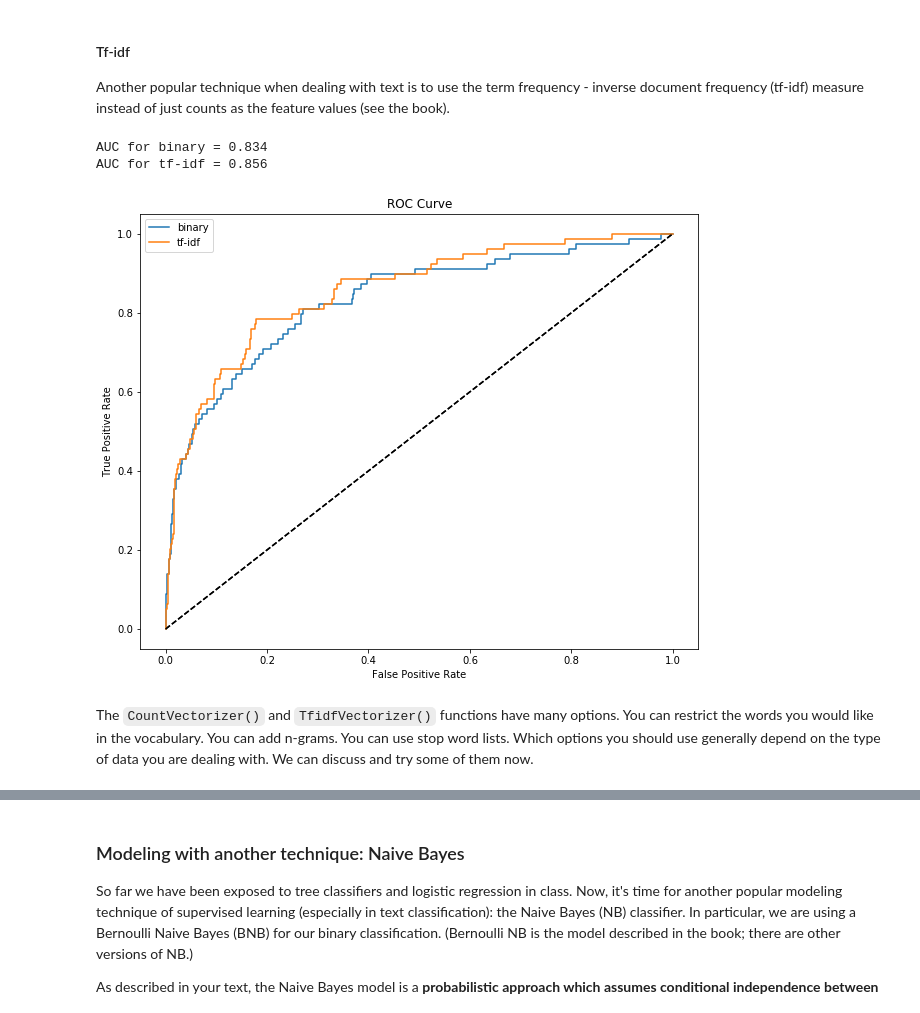
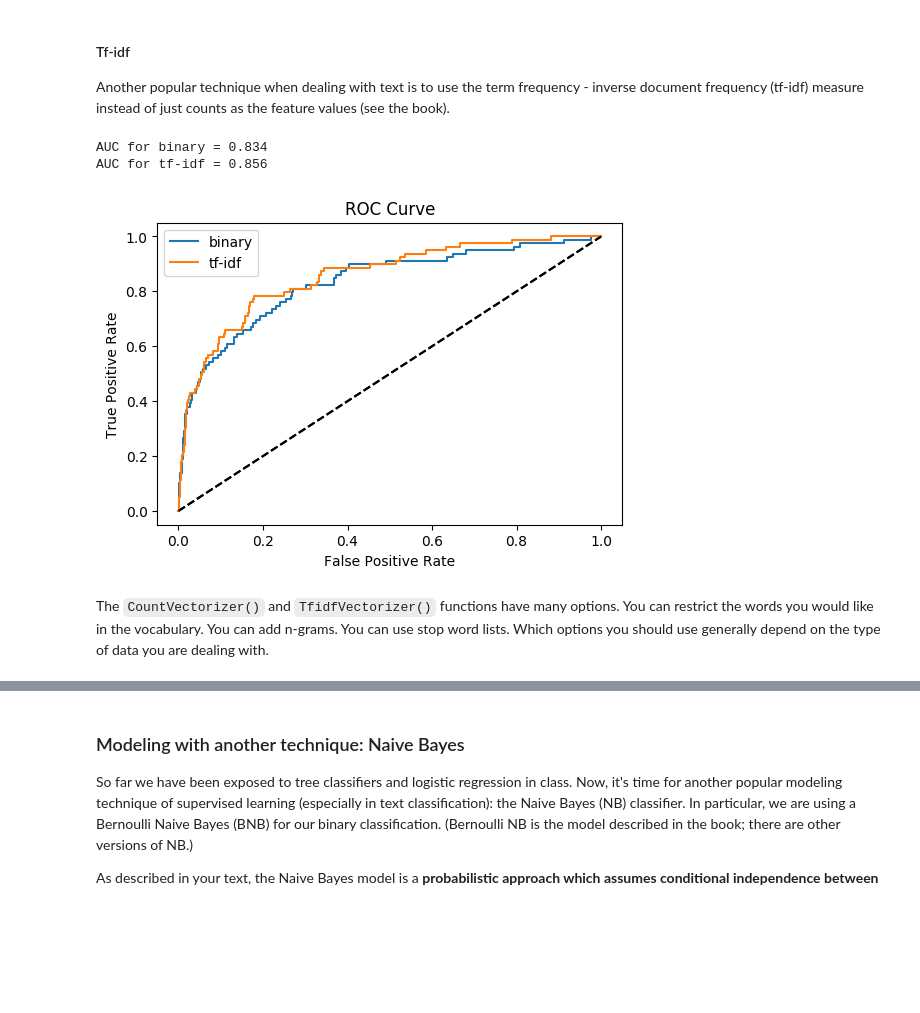
Before and after one commit to yizuc/datamining, a Jupyter notebook: Module6_Text_NaiveBayes/mining_text.ipynb, the cells around one changed output, grey strips where cells are left out. Drawn from its saved outputs; the diff is of its cells as text; code cells hidden in the pictures; blank space fills up the shorter version.

```diff
--- a/Module6_Text_NaiveBayes/mining_text.ipynb
+++ b/Module6_Text_NaiveBayes/mining_text.ipynb
@@ -18,7 +18,6 @@ from sklearn.feature_extraction.text import TfidfVectorizer
 
 import matplotlib.pylab as plt
 %matplotlib inline
-plt.rcParams['figure.figsize'] = 10, 8
 
 # We will want to keep track of some different roc curves, lets do that here
 tprs = []
@@ -183,13 +182,13 @@ matrix([[0, 0, 0, 1, 0, 0, 0, 0, 0, 0, 0, 0, 0, 0, 0, 0, 0, 0, 0, 0],
 Now that we have a ton of features (one for every word!) let's try using a logistic regression model to predict which tweets are about flight attendant complaints.
 # %%
 def get_model_roc(models, Xs_test, names, Y_test):
+    plt.rcParams['figure.dpi'] = 100
     for i in range(len(models)):
         model = models[i]
         X_test = Xs_test[i]
         name = names[i]
         probs = model.predict_proba(X_test)[:,1]
         fpr, tpr, thresholds = metrics.roc_curve(Y_test, probs)
-        ax = plt.subplot()
         plt.plot(fpr, tpr, label=name)
         plt.plot([0, 1], [0, 1], linestyle='dashed', color='black')
         plt.xlabel("False Positive Rate")
@@ -200,7 +199,7 @@ def get_model_roc(models, Xs_test, names, Y_test):
     plt.show()
 
 
-model_binary = LogisticRegression()
+model_binary = LogisticRegression(solver='liblinear')
 model_binary.fit(X_train_binary, Y_train)
 get_model_roc([model_binary], [X_test_binary], ['binary'], Y_test)
 # %% [output]
@@ -219,7 +218,7 @@ X_train_counts = count_vectorizer.transform(X_train)
 X_test_counts = count_vectorizer.transform(X_test)
 
 # Model
-model_counts = LogisticRegression()
+model_counts = LogisticRegression(solver='liblinear')
 model_counts.fit(X_train_counts, Y_train)
 
 get_model_roc([model_binary, model_counts], [X_test_binary, X_test_counts], ['binary', 'counts'], Y_test)
@@ -233,23 +232,23 @@ Another popular technique when dealing with text is to use the term frequency -
 # %%
 # Fit a counter
 tfidf_vectorizer = TfidfVectorizer()
 tfidf_vectorizer.fit(X_train)
 
 # Transform to a counter
 X_train_tfidf = tfidf_vectorizer.transform(X_train)
 X_test_tfidf = tfidf_vectorizer.transform(X_test)
 
 # Model
-model_tfidf = LogisticRegression()
+model_tfidf = LogisticRegression(solver='liblinear')
 model_tfidf.fit(X_train_tfidf, Y_train)
 
 get_model_roc([model_binary, model_tfidf], [X_test_binary, X_test_tfidf], ['binary', 'tf-idf'], Y_test)
 # %% [output]
 AUC for binary = 0.834
 AUC for tf-idf = 0.856
-[figure, old version]
+[figure, new version]
 # %% [markdown]
-The `CountVectorizer()` and `TfidfVectorizer()` functions have many options. You can restrict the words you would like in the vocabulary. You can add n-grams. You can use stop word lists. Which options you should use generally depend on the type of data you are dealing with. We can discuss and try some of them now.
+The `CountVectorizer()` and `TfidfVectorizer()` functions have many options. You can restrict the words you would like in the vocabulary. You can add n-grams. You can use stop word lists. Which options you should use generally depend on the type of data you are dealing with.
 # %%
 # Fit a counter
 ngram_vectorizer = TfidfVectorizer(stop_words='english', ngram_range=(1, 2))
```
Also changed, not shown: parts of 6 cells of this notebook.
